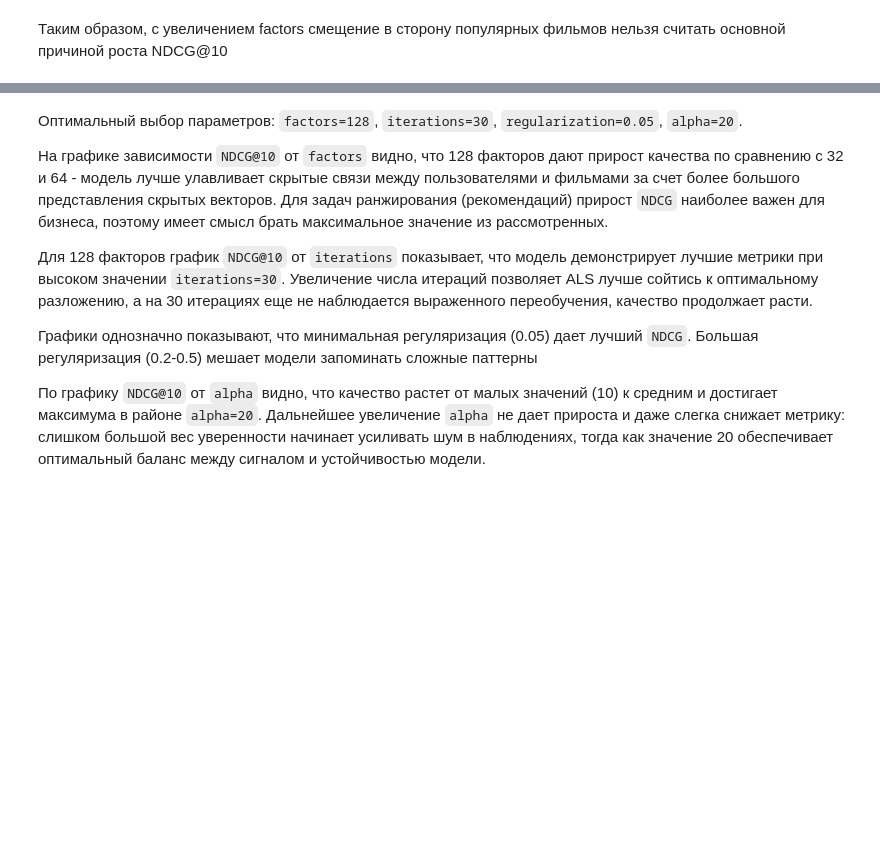
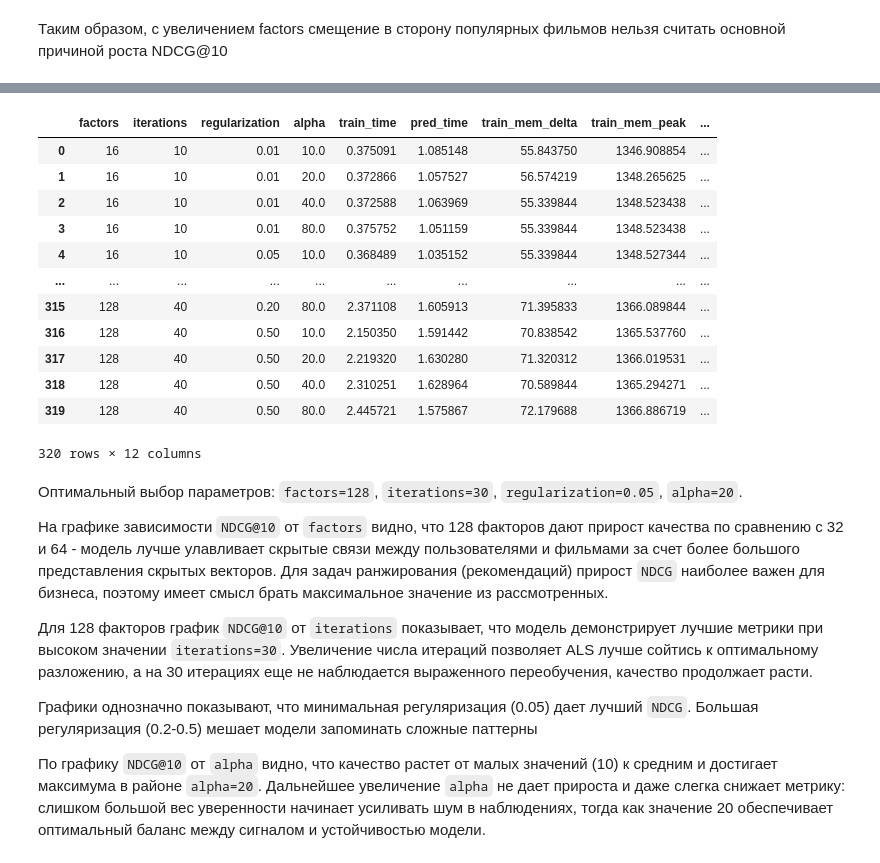
Before and after one commit to AlexanderSh11/recsys-benchmark, a Jupyter notebook: benchmarks/run_benchmark.ipynb, the cells around one changed output, grey strips where cells are left out. Saved outputs shown, nothing was run; the diff lists cells and outputs as text; code cells hidden in the pictures; blank space fills up the shorter version.

```diff
--- a/benchmarks/run_benchmark.ipynb
+++ b/benchmarks/run_benchmark.ipynb
@@ -362,4 +374,23 @@ show_graph(
 ... (9 outputs left out)
+# %%
+with open(IMPLICIT_ALS_PARAMS_SEARCH_PATH, "rb") as f:
+    df_ImplicitALS = pickle.load(f)
+
+df_ImplicitALS
+# %% [output]
+|  | factors | iterations | regularization | alpha | train_time | pred_time | train_mem_delta | train_mem_peak | ... |
+| 0 | 16 | 10 | 0.01 | 10.0 | 0.375091 | 1.085148 | 55.843750 | 1346.908854 | ... |
+| 1 | 16 | 10 | 0.01 | 20.0 | 0.372866 | 1.057527 | 56.574219 | 1348.265625 | ... |
+| 2 | 16 | 10 | 0.01 | 40.0 | 0.372588 | 1.063969 | 55.339844 | 1348.523438 | ... |
+| 3 | 16 | 10 | 0.01 | 80.0 | 0.375752 | 1.051159 | 55.339844 | 1348.523438 | ... |
+| 4 | 16 | 10 | 0.05 | 10.0 | 0.368489 | 1.035152 | 55.339844 | 1348.527344 | ... |
+| ... | ... | ... | ... | ... | ... | ... | ... | ... | ... |
+| 315 | 128 | 40 | 0.20 | 80.0 | 2.371108 | 1.605913 | 71.395833 | 1366.089844 | ... |
+| 316 | 128 | 40 | 0.50 | 10.0 | 2.150350 | 1.591442 | 70.838542 | 1365.537760 | ... |
+| 317 | 128 | 40 | 0.50 | 20.0 | 2.219320 | 1.630280 | 71.320312 | 1366.019531 | ... |
+| 318 | 128 | 40 | 0.50 | 40.0 | 2.310251 | 1.628964 | 70.589844 | 1365.294271 | ... |
+| 319 | 128 | 40 | 0.50 | 80.0 | 2.445721 | 1.575867 | 72.179688 | 1366.886719 | ... |
+320 rows × 12 columns
 # %% [markdown]
 Оптимальный выбор параметров: `factors=128`, `iterations=30`, `regularization=0.05`, `alpha=20`.
 
```
Also changed, not shown: parts of 10 cells of this notebook, 24 other files.
